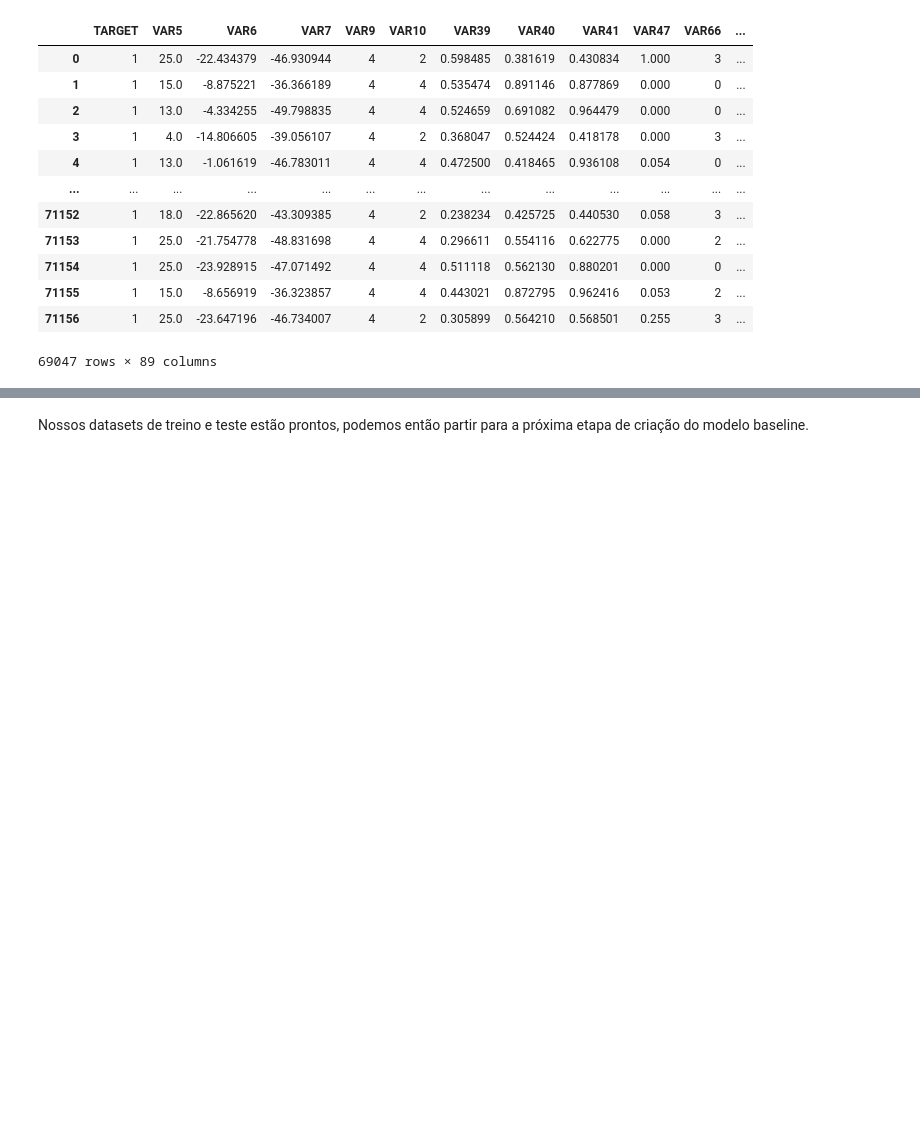
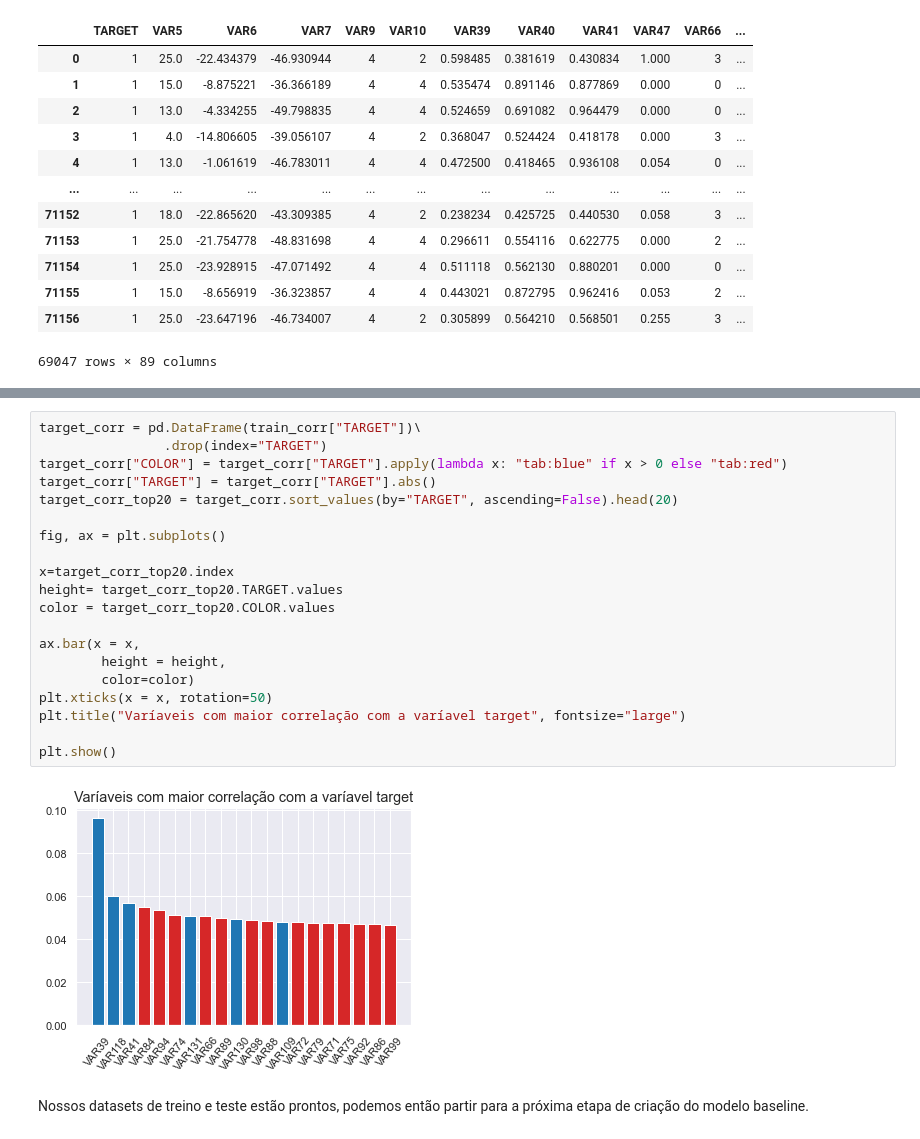
Before and after one commit to gasp37/credit-project, a Jupyter notebook: src/credit-project.ipynb, the cells around one changed output, grey strips where cells are left out. Cells and saved outputs as stored; diff of their text form; blank space fills up the shorter version.

```diff
--- a/src/credit-project.ipynb
+++ b/src/credit-project.ipynb
@@ -330,3 +354,25 @@ test_treated
+# %%
+target_corr = pd.DataFrame(train_corr["TARGET"])\
+                .drop(index="TARGET")
+target_corr["COLOR"] = target_corr["TARGET"].apply(lambda x: "tab:blue" if x > 0 else "tab:red")
+target_corr["TARGET"] = target_corr["TARGET"].abs()
+target_corr_top20 = target_corr.sort_values(by="TARGET", ascending=False).head(20)
+
+fig, ax = plt.subplots()
+
+x=target_corr_top20.index
+height= target_corr_top20.TARGET.values
+color = target_corr_top20.COLOR.values
+
+ax.bar(x = x,
+        height = height,
+        color=color)
+plt.xticks(x = x, rotation=50)
+plt.title("Varíaveis com maior correlação com a varíavel target", fontsize="large")
+
+plt.show()
+# %% [output]
+[figure, added]
 # %% [markdown]
 Nossos datasets de treino e teste estão prontos, podemos então partir para a próxima etapa de criação do modelo baseline.
 # %% [markdown]
```
Also changed, not shown: parts of 7 cells of this notebook.
